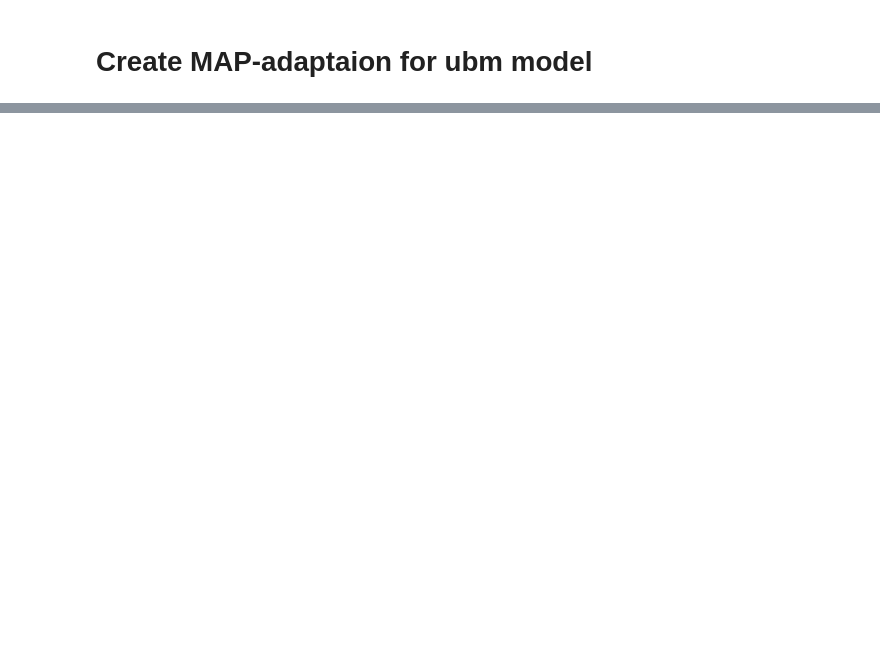
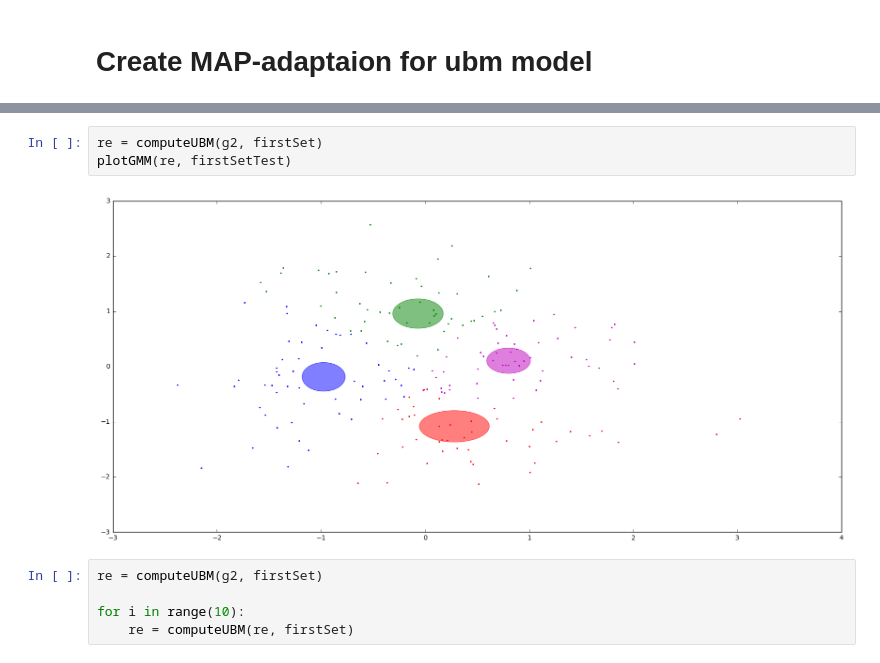
Before and after one commit to anotherotherme/voice_spoofing, a Jupyter notebook: GMM_UBM_approach/UBM learning.ipynb, the cells around one changed output, grey strips where cells are left out. Saved outputs shown, nothing was run; the diff lists cells and outputs as text; blank space fills up the shorter version.

```diff
--- a/GMM_UBM_approach/UBM learning.ipynb
+++ b/GMM_UBM_approach/UBM learning.ipynb
@@ -179,0 +235,10 @@ print g1.covars_.shape
+# %%
+re = computeUBM(g2, firstSet)
+plotGMM(re, firstSetTest)
+# %% [output]
+[figure, added]
+# %%
+re = computeUBM(g2, firstSet)
+
+for i in range(10):
+    re = computeUBM(re, firstSet)
```
Also changed, not shown: parts of 12 cells of this notebook.
